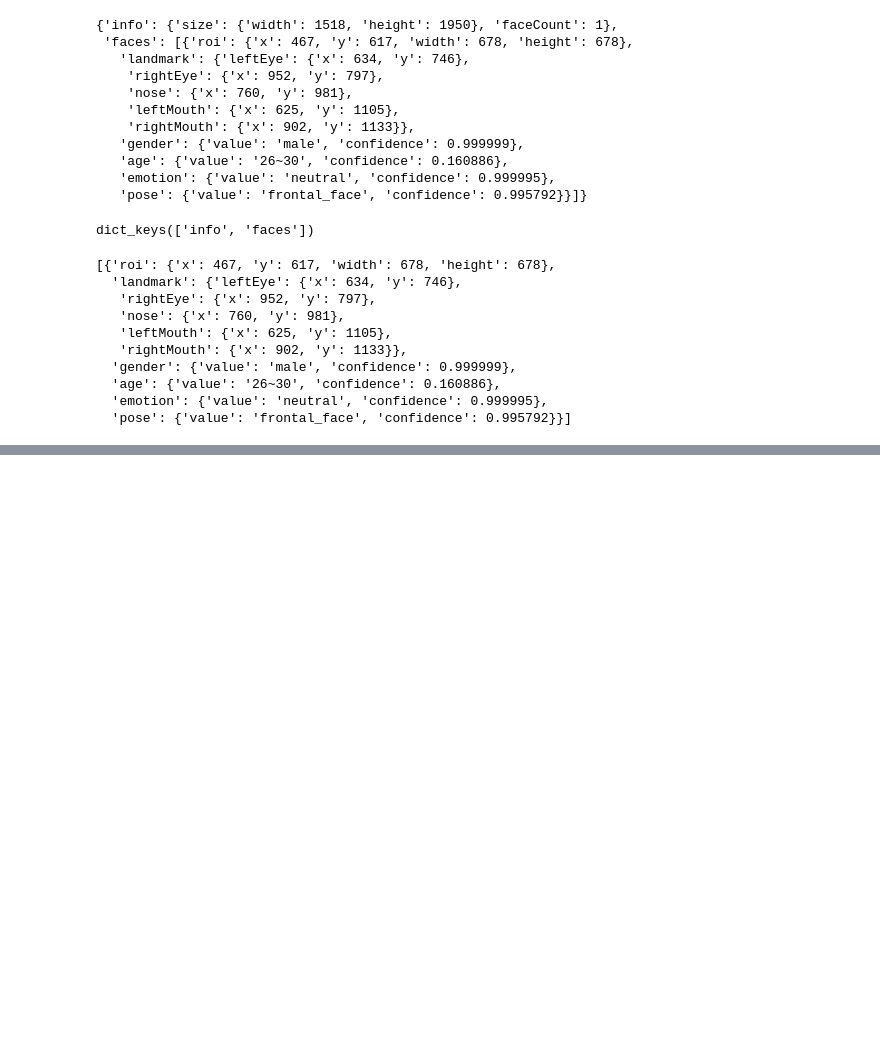
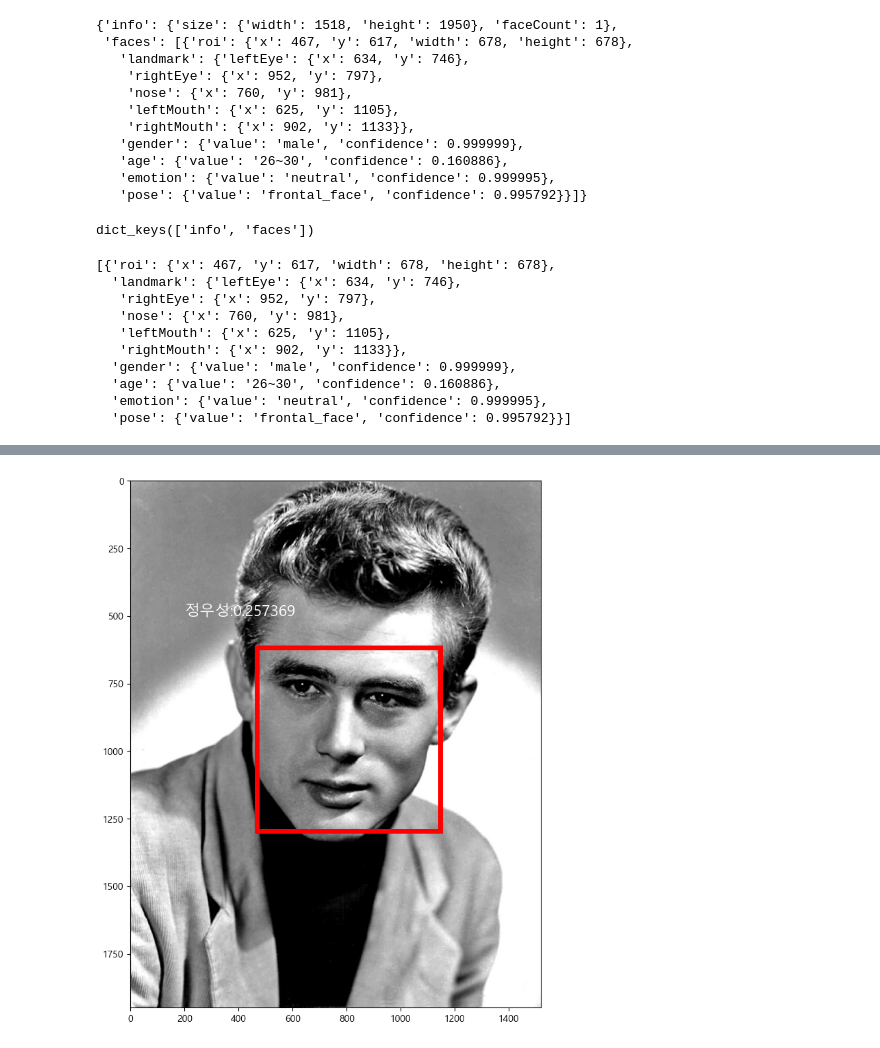
Before and after one commit to ggunG0929/green_data, a Jupyter notebook: naver_api_face.ipynb, the cells around one changed output, grey strips where cells are left out. Cells and saved outputs as stored; diff of their text form; code cells hidden in the pictures; blank space fills up the shorter version.

```diff
--- a/naver_api_face.ipynb
+++ b/naver_api_face.ipynb
@@ -101,0 +180,41 @@ detect_result['faces']
+# %%
+import requests
+import json
+import matplotlib.pyplot as plt
+import matplotlib.image as mpimg
+import matplotlib.patches as patches
+
+client_id = "3HgsepV5NYWi57QPyo9h"
+client_secret = "2o7W8KAVa4"
+
+url = "https://openapi.naver.com/v1/vision/celebrity"  # 유명인 얼굴 인식(일치 확률)
+files = {'image': open('./datas/face_detection1.jpg', 'rb')}
+headers = {'X-Naver-Client-Id': client_id, 'X-Naver-Client-Secret': client_secret }
+
+# post()로 보내기
+response = requests.post(url, files=files, headers=headers)
+
+detect_result = json.loads(response.text)
+
+detect_result['faces'][0]['celebrity']
+
+who, who_confidence = detect_result['faces'][0]['celebrity'].values()
+# 사진 위에 얼굴 정보 출력
+annotation = f"{who}:{who_confidence}"
+
+img = mpimg.imread("./datas/face_detection1.jpg")
+fig, ax = plt.subplots(figsize=(10,10))
+ax.imshow(img)
+#얼굴 인식 박스 그리기(linewidth-선굵기, edgecolor-테두리색, facecolor-채움색)
+rect_face = patches.Rectangle((x,y), w, h,
+                             linewidth=5,
+                             edgecolor='red',
+                             facecolor='none'
+                            )
+ax.add_patch(rect_face)
+# plt.text()는 사진에 글자를 입력하는 함수
+plt.text(200,500, annotation, wrap=True, color='white', fontsize='16')
+plt.rc('font', family='Malgun Gothic')
+plt.show()
+# %% [output]
+[figure, added]
```
Also changed, not shown: parts of 9 cells of this notebook, 1 other file.
